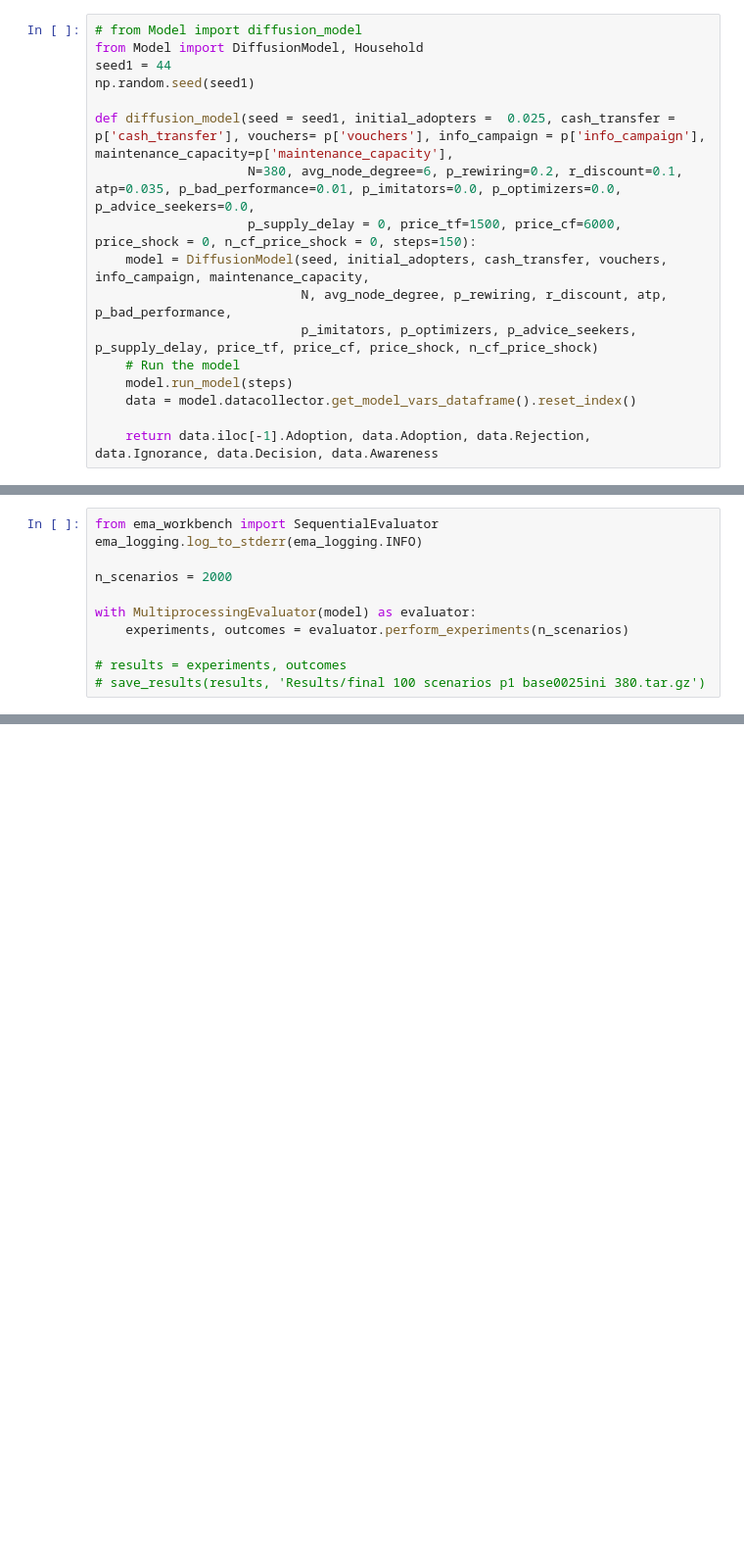
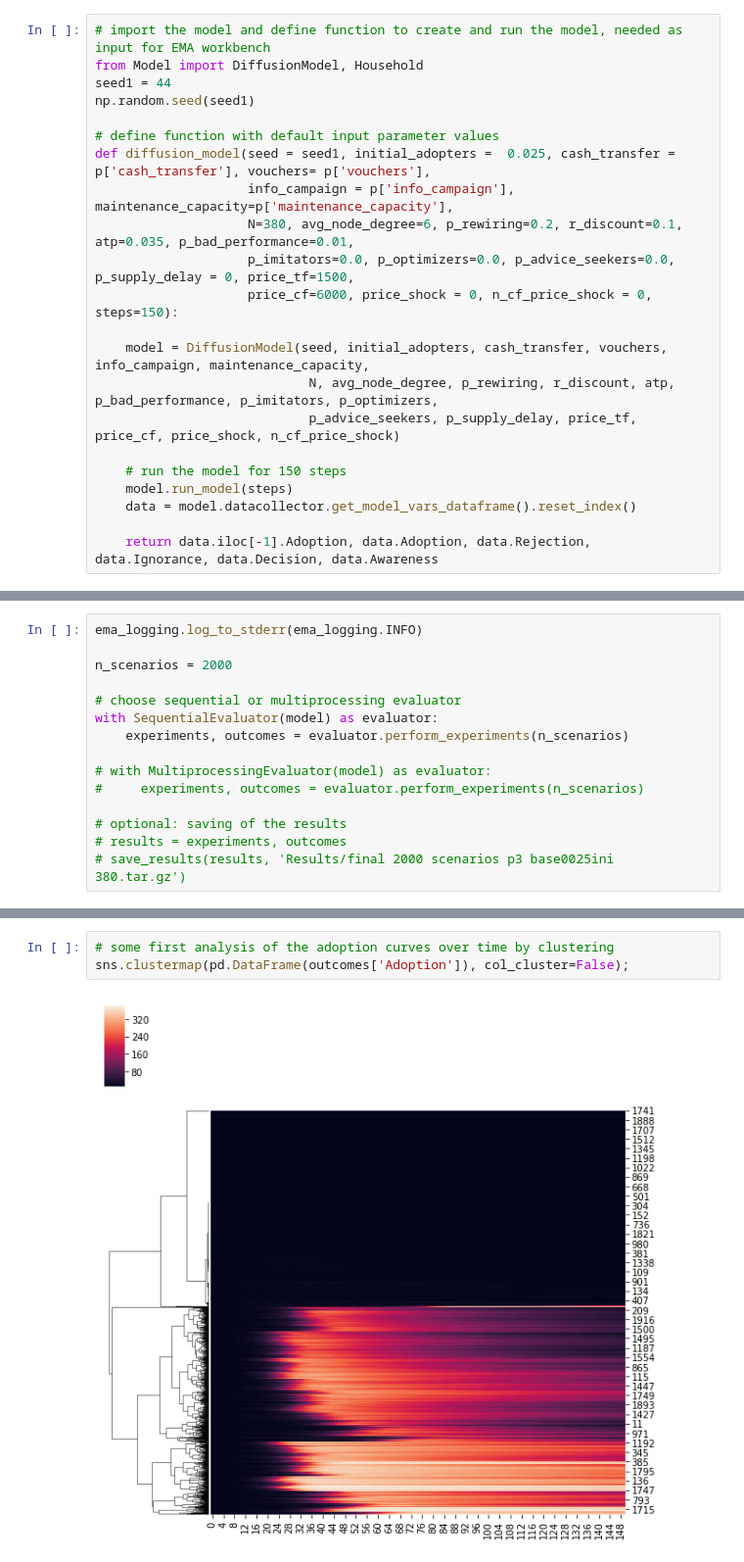
Before and after one commit to AnjaWer/Diffusion-of-clean-cooking-practices-in-refugee-camps, a Jupyter notebook: EMA.ipynb, the cells around one changed output, grey strips where cells are left out. Shown at 98% size. Drawn from its saved outputs; the diff is of its cells as text; blank space fills up the shorter version.

```diff
--- a/EMA.ipynb
+++ b/EMA.ipynb
@@ -30,18 +38,23 @@ p8 = {'cash_transfer':0, 'vouchers': 4000, 'info_campaign': 5, 'maintenance_capa
 # choose one intervention for the experiments
 p = p1
 # %%
-# from Model import diffusion_model
+# import the model and define function to create and run the model, needed as input for EMA workbench
 from Model import DiffusionModel, Household
 seed1 = 44
 np.random.seed(seed1)
 
-def diffusion_model(seed = seed1, initial_adopters =  0.025, cash_transfer = p['cash_transfer'], vouchers= p['vouchers'], info_campaign = p['info_campaign'], maintenance_capacity=p['maintenance_capacity'],
-                    N=380, avg_node_degree=6, p_rewiring=0.2, r_discount=0.1, atp=0.035, p_bad_performance=0.01, p_imitators=0.0, p_optimizers=0.0, p_advice_seekers=0.0,
-                    p_supply_delay = 0, price_tf=1500, price_cf=6000, price_shock = 0, n_cf_price_shock = 0, steps=150):
+# define function with default input parameter values
+def diffusion_model(seed = seed1, initial_adopters =  0.025, cash_transfer = p['cash_transfer'], vouchers= p['vouchers'],
+                    info_campaign = p['info_campaign'], maintenance_capacity=p['maintenance_capacity'],
+                    N=380, avg_node_degree=6, p_rewiring=0.2, r_discount=0.1, atp=0.035, p_bad_performance=0.01,
+                    p_imitators=0.0, p_optimizers=0.0, p_advice_seekers=0.0, p_supply_delay = 0, price_tf=1500,
+                    price_cf=6000, price_shock = 0, n_cf_price_shock = 0, steps=150):
+
     model = DiffusionModel(seed, initial_adopters, cash_transfer, vouchers, info_campaign, maintenance_capacity,
-                           N, avg_node_degree, p_rewiring, r_discount, atp, p_bad_performance,
-                           p_imitators, p_optimizers, p_advice_seekers, p_supply_delay, price_tf, price_cf, price_shock, n_cf_price_shock)
-    # Run the model
+                            N, avg_node_degree, p_rewiring, r_discount, atp, p_bad_performance, p_imitators, p_optimizers,
+                            p_advice_seekers, p_supply_delay, price_tf, price_cf, price_shock, n_cf_price_shock)
+
+    # run the model for 150 steps
     model.run_model(steps)
     data = model.datacollector.get_model_vars_dataframe().reset_index()
 
@@ -74,11 +90,15 @@ model.outcomes = [ScalarOutcome('Final number of adopters'),
 # %%
-from ema_workbench import SequentialEvaluator
 ema_logging.log_to_stderr(ema_logging.INFO)
 
 n_scenarios = 2000
 
-with MultiprocessingEvaluator(model) as evaluator:
+# choose sequential or multiprocessing evaluator
+with SequentialEvaluator(model) as evaluator:
     experiments, outcomes = evaluator.perform_experiments(n_scenarios)
 
+# with MultiprocessingEvaluator(model) as evaluator:
+#     experiments, outcomes = evaluator.perform_experiments(n_scenarios)
+
+# optional: saving of the results
 # results = experiments, outcomes
-# save_results(results, 'Results/final 100 scenarios p1 base0025ini 380.tar.gz')
+# save_results(results, 'Results/final 2000 scenarios p3 base0025ini 380.tar.gz')
@@ -98,0 +146,5 @@ plt.show()
+# %%
+# some first analysis of the adoption curves over time by clustering
+sns.clustermap(pd.DataFrame(outcomes['Adoption']), col_cluster=False);
+# %% [output]
+[figure, added]
```
Also changed, not shown: parts of 22 cells of this notebook.
